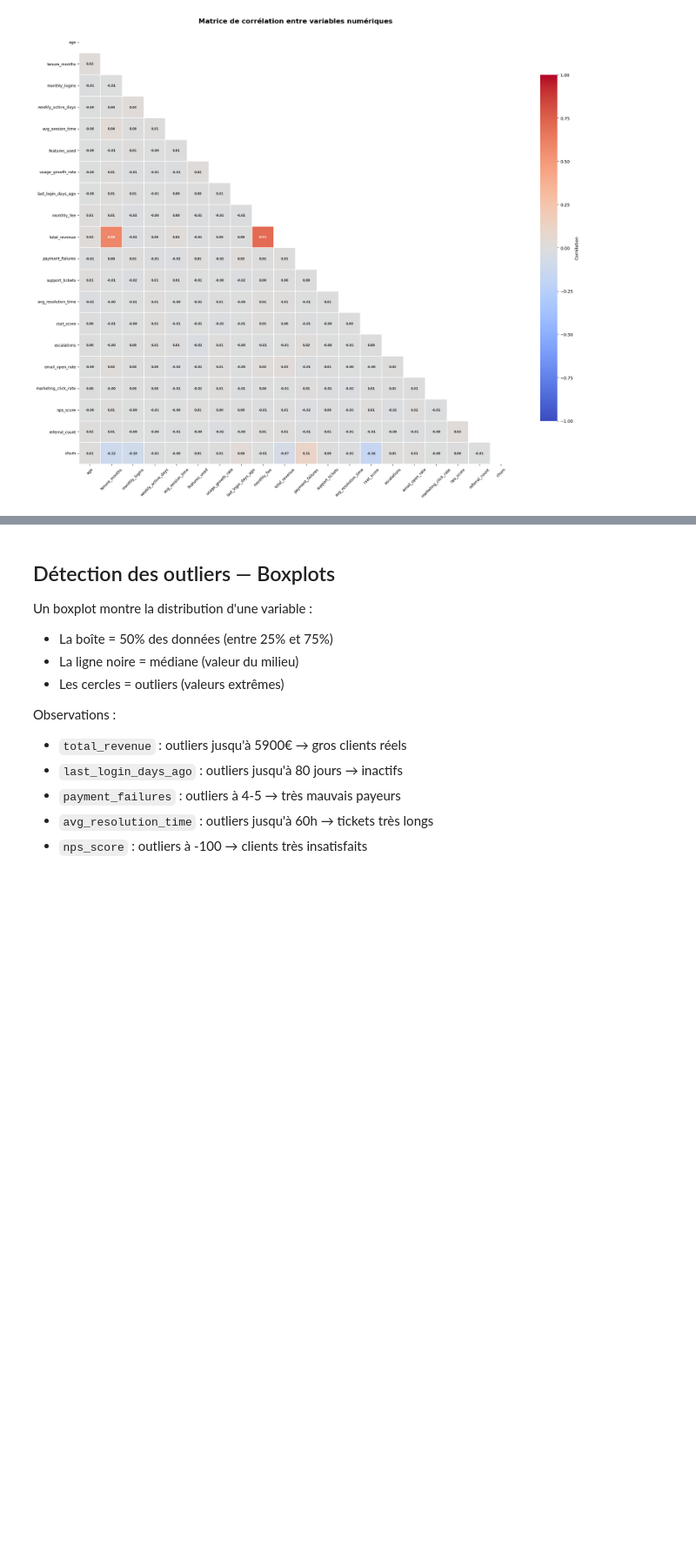
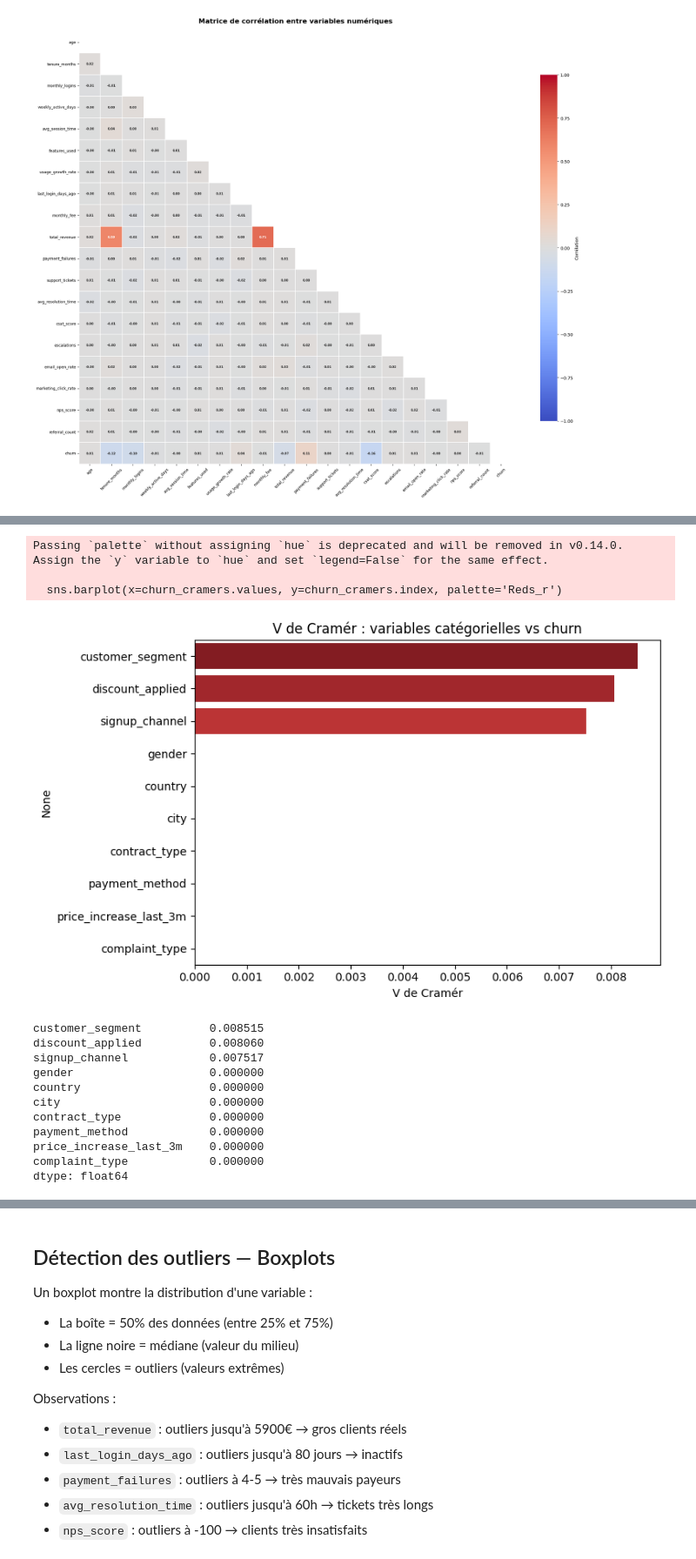
Before and after one commit to ErvinGoby23/projet-data-science, a Jupyter notebook: notebooks/EDA.ipynb, the cells around one changed output, grey strips where cells are left out. Shown at 87% size. Drawn from its saved outputs; the diff is of its cells as text; code cells hidden in the pictures; blank space fills up the shorter version.

```diff
--- a/notebooks/EDA.ipynb
+++ b/notebooks/EDA.ipynb
@@ -451,0 +515,31 @@ plt.show()
+# %%
+churn_cramers = {}
+for col in cat_cols:
+    churn_cramers[col] = cramers_v(df[col], df['churn'])
+
+churn_cramers = pd.Series(churn_cramers).sort_values(ascending=False)
+
+plt.figure(figsize=(8, 5))
+sns.barplot(x=churn_cramers.values, y=churn_cramers.index, palette='Reds_r')
+plt.title("V de Cramér : variables catégorielles vs churn")
+plt.xlabel("V de Cramér")
+plt.tight_layout()
+plt.show()
+
+print(churn_cramers)
+# %% [output]
+Passing `palette` without assigning `hue` is deprecated and will be removed in v0.14.0. Assign the `y` variable to `hue` and set `legend=False` for the same effect.
+
+  sns.barplot(x=churn_cramers.values, y=churn_cramers.index, palette='Reds_r')
+[figure, added]
+customer_segment          0.008515
+discount_applied          0.008060
+signup_channel            0.007517
+gender                    0.000000
+country                   0.000000
+city                      0.000000
+contract_type             0.000000
+payment_method            0.000000
+price_increase_last_3m    0.000000
+complaint_type            0.000000
+dtype: float64
```
Also changed, not shown: parts of 8 cells of this notebook, 43 other files.
